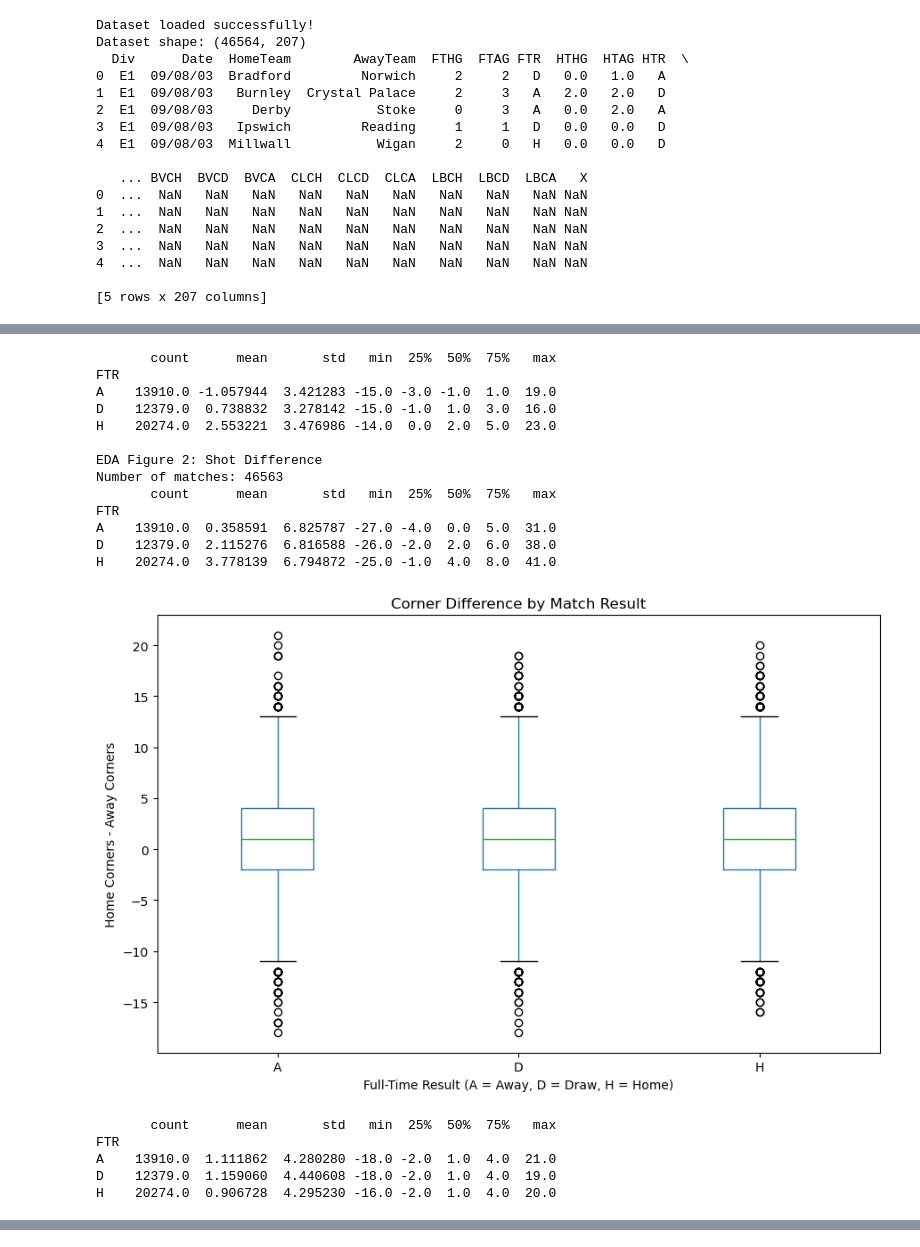
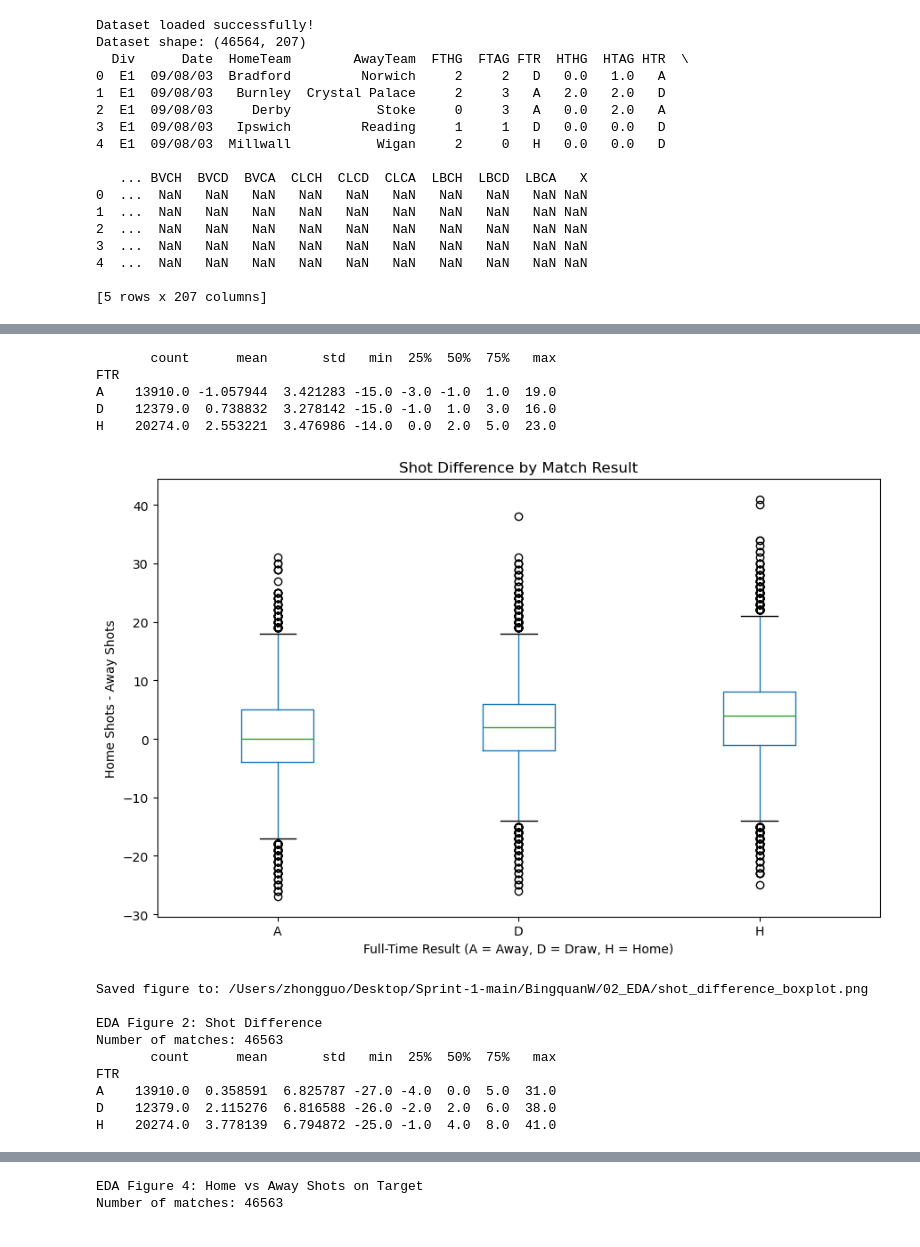
Before and after one commit to MichaelTM15/Sprint-1, a Jupyter notebook: BingquanW/02_EDA/EDA.ipynb, the cells around one changed output, grey strips where cells are left out. Drawn from its saved outputs; the diff is of its cells as text; code cells hidden in the pictures.

Commit message:
Add final Random Forest report and fix EDA plot

```diff
--- a/BingquanW/02_EDA/EDA.ipynb
+++ b/BingquanW/02_EDA/EDA.ipynb
@@ -191,10 +191,14 @@ OUTPUT.mkdir(parents=True, exist_ok=True)
 
 output_path = OUTPUT / "shot_difference_boxplot.png"
 
-plt.savefig(OUTPUT / "shot_difference_boxplot.png", dpi=300)
-plt.close()
-plt.savefig(OUTPUT / "shot_difference_boxplot.png", dpi=300)
-plt.close()
+# Save the Shot Difference Boxplot
+output_path = OUTPUT / "shot_difference_boxplot.png"
+
+fig.savefig(output_path, dpi=300, bbox_inches="tight")
+plt.show()
+
+print("Saved figure to:", output_path.resolve())
+
 
 print("\nEDA Figure 2: Shot Difference")
 print("Number of matches:", len(shot_data))
@@ -346,44 +350,40 @@ Dataset shape: (46564, 207)
 0  ...  NaN   NaN   NaN   NaN   NaN   NaN   NaN   NaN   NaN NaN
 1  ...  NaN   NaN   NaN   NaN   NaN   NaN   NaN   NaN   NaN NaN
 ... (18 lines left out)
 3  ...  NaN   NaN   NaN   NaN   NaN   NaN   NaN   NaN   NaN NaN
 4  ...  NaN   NaN   NaN   NaN   NaN   NaN   NaN   NaN   NaN NaN
 
 [5 rows x 207 columns]
 Dataset loaded successfully!
 Dataset shape: (46564, 207)
   Div      Date  HomeTeam        AwayTeam  FTHG  FTAG FTR  HTHG  HTAG HTR  \
 0  E1  09/08/03  Bradford         Norwich     2     2   D   0.0   1.0   A
 1  E1  09/08/03   Burnley  Crystal Palace     2     3   A   2.0   2.0   D
 2  E1  09/08/03     Derby           Stoke     0     3   A   0.0   2.0   A
 3  E1  09/08/03   Ipswich         Reading     1     1   D   0.0   0.0   D
 4  E1  09/08/03  Millwall           Wigan     2     0   H   0.0   0.0   D
 
    ... BVCH  BVCD  BVCA  CLCH  CLCD  CLCA  LBCH  LBCD  LBCA   X
 0  ...  NaN   NaN   NaN   NaN   NaN   NaN   NaN   NaN   NaN NaN
 1  ...  NaN   NaN   NaN   NaN   NaN   NaN   NaN   NaN   NaN NaN
 2  ...  NaN   NaN   NaN   NaN   NaN   NaN   NaN   NaN   NaN NaN
 3  ...  NaN   NaN   NaN   NaN   NaN   NaN   NaN   NaN   NaN NaN
 4  ...  NaN   NaN   NaN   NaN   NaN   NaN   NaN   NaN   NaN NaN
 
 [5 rows x 207 columns]
 [figure]
        count      mean       std   min  25%  50%  75%   max
 FTR
 A    13910.0 -1.057944  3.421283 -15.0 -3.0 -1.0  1.0  19.0
 D    12379.0  0.738832  3.278142 -15.0 -1.0  1.0  3.0  16.0
 H    20274.0  2.553221  3.476986 -14.0  0.0  2.0  5.0  23.0
-
-EDA Figure 2: Shot Difference
-Number of matches: 46563
-       count      mean       std   min  25%  50%  75%   max
-FTR
-A    13910.0  0.358591  6.825787 -27.0 -4.0  0.0  5.0  31.0
-D    12379.0  2.115276  6.816588 -26.0 -2.0  2.0  6.0  38.0
-H    20274.0  3.778139  6.794872 -25.0 -1.0  4.0  8.0  41.0
-[figure, old version]
+[figure, new version]
+Saved figure to: /Users/zhongguo/Desktop/Sprint-1-main/BingquanW/02_EDA/shot_difference_boxplot.png
+
+EDA Figure 2: Shot Difference
+Number of matches: 46563
        count      mean       std   min  25%  50%  75%   max
 FTR
-A    13910.0  1.111862  4.280280 -18.0 -2.0  1.0  4.0  21.0
-D    12379.0  1.159060  4.440608 -18.0 -2.0  1.0  4.0  19.0
-H    20274.0  0.906728  4.295230 -16.0 -2.0  1.0  4.0  20.0
+A    13910.0  0.358591  6.825787 -27.0 -4.0  0.0  5.0  31.0
+D    12379.0  2.115276  6.816588 -26.0 -2.0  2.0  6.0  38.0
+H    20274.0  3.778139  6.794872 -25.0 -1.0  4.0  8.0  41.0
@@ -392,0 +397,2 @@ Number of matches: 46563
+EDA Figure 4: Home vs Away Shots on Target
+Number of matches: 46563
```
Also changed, not shown: parts of 1 cell of this notebook, 2 other files.
